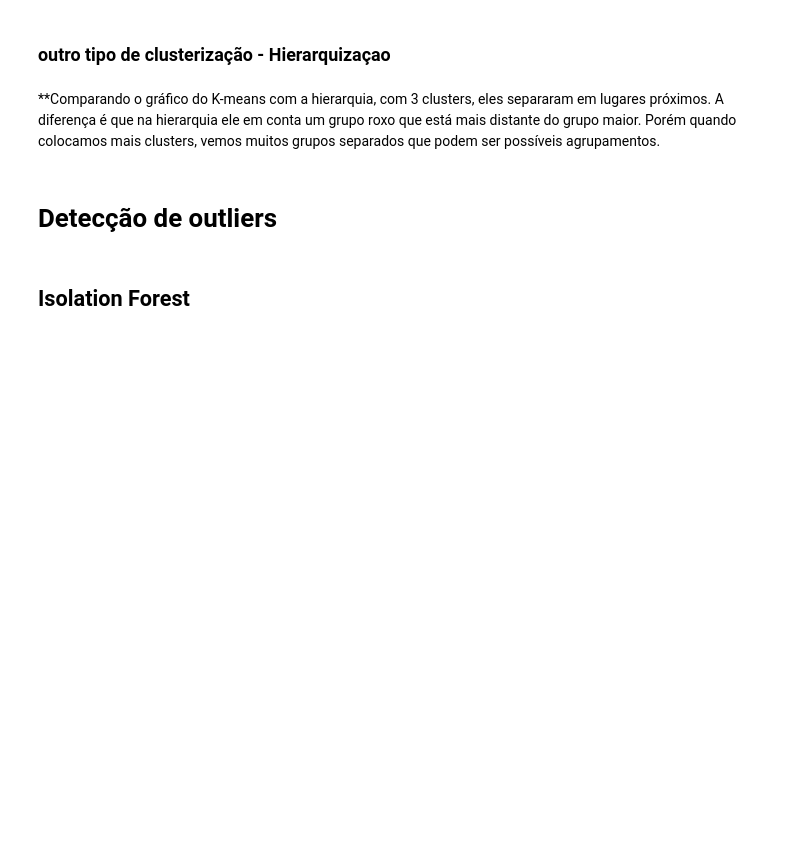
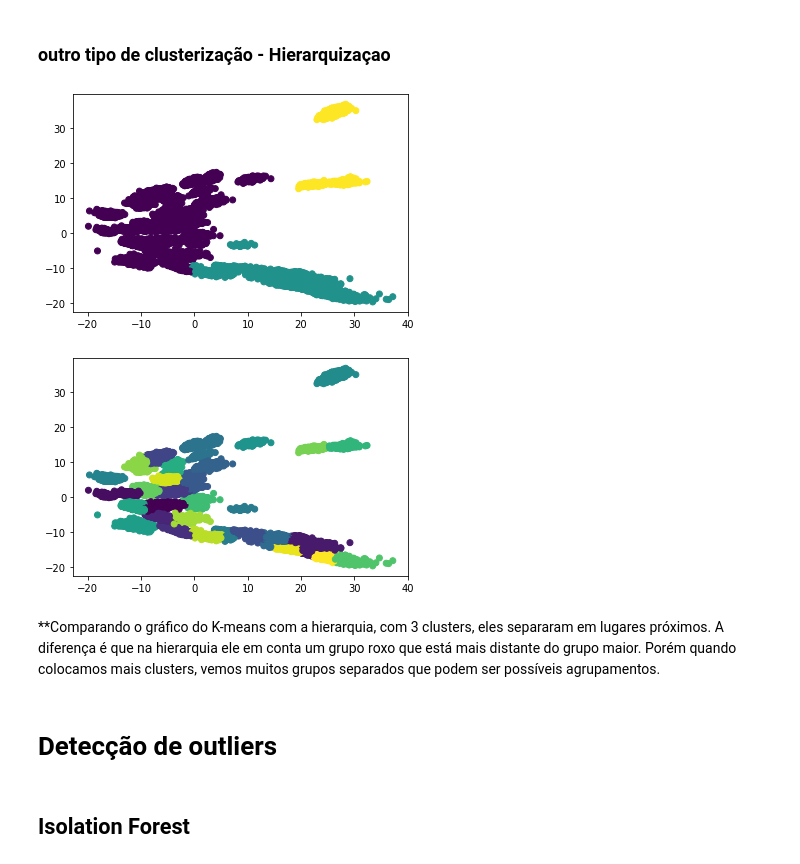
Before and after one commit to Karl-Marcos/ML-2022-DIMP, a Jupyter notebook: bloco_3.ipynb, the cells around one changed output. Cells and saved outputs as stored; diff of their text form; code cells hidden in the pictures; blank space fills up the shorter version.

```diff
--- a/bloco_3.ipynb
+++ b/bloco_3.ipynb
@@ -561,28 +594,27 @@ ax.set_zlabel('Component 3')
 # %%
 # vamos utilizar PC1 e PC2 como x e y, e dividir em 30 clusters
 # %%
-import numpy as np
-import matplotlib.pyplot as plt
 from sklearn.cluster import AgglomerativeClustering
 
 x = dados_pca ["PC1"]
 y = dados_pca["PC2"]
 
 data = list(zip(x, y))
 
 hierarchical_cluster = AgglomerativeClustering(n_clusters=3, affinity='euclidean', linkage='ward')
 labels = hierarchical_cluster.fit_predict(data)
 
 plt.scatter(x, y, c=labels)
 plt.show()
 
 hierarchical_cluster2 = AgglomerativeClustering(n_clusters=30, affinity='euclidean', linkage='ward')
 labels = hierarchical_cluster2.fit_predict(data)
 
 plt.scatter(x, y, c=labels)
 plt.show()
-
-df_pca12 =
+# %% [output]
+[figure, added]
+[figure, added]
 # %% [markdown]
 **Comparando o gráfico do K-means com a hierarquia, com 3 clusters, eles separaram em lugares próximos. A diferença é que na hierarquia ele em conta um grupo roxo que está mais distante do grupo maior. Porém quando colocamos mais clusters, vemos muitos grupos separados que podem ser possíveis agrupamentos.
 # %% [markdown]
```
Also changed, not shown: parts of 13 cells of this notebook.
